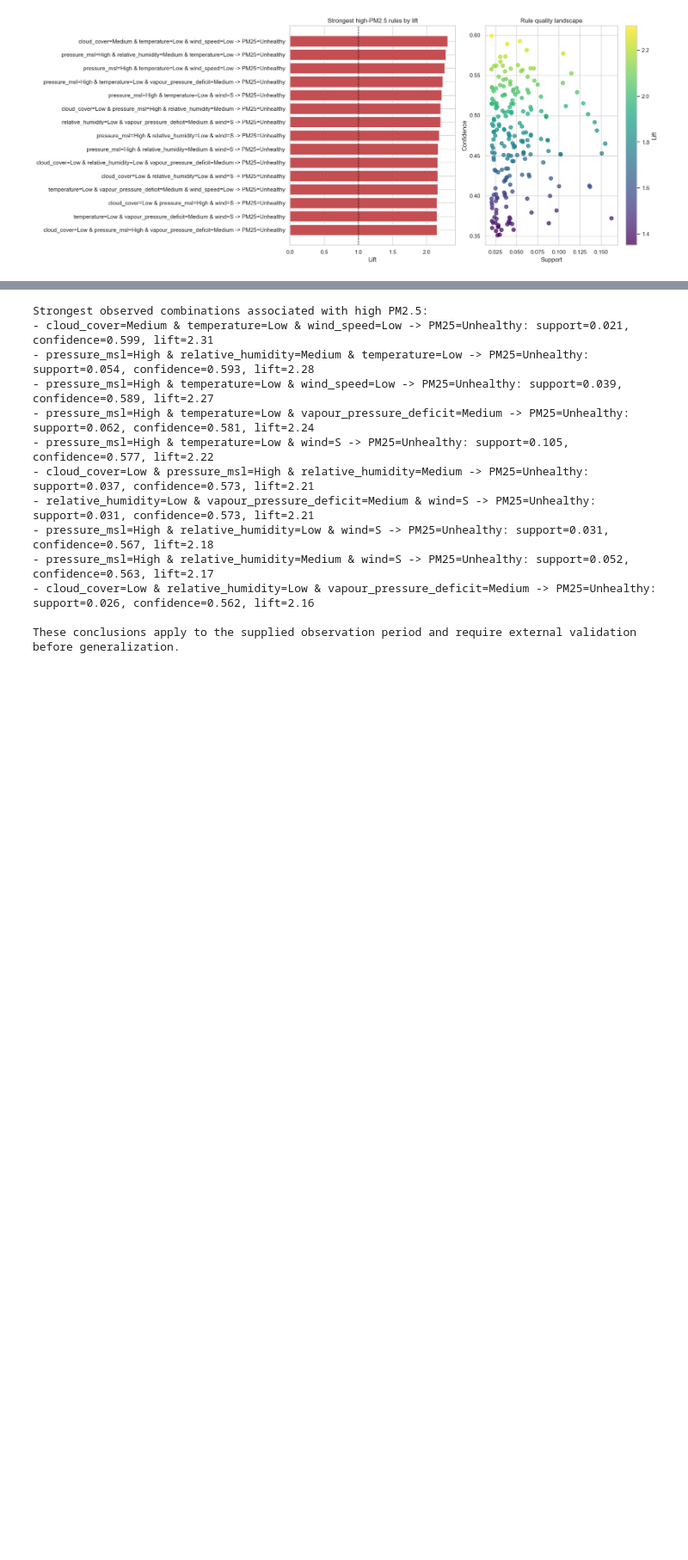
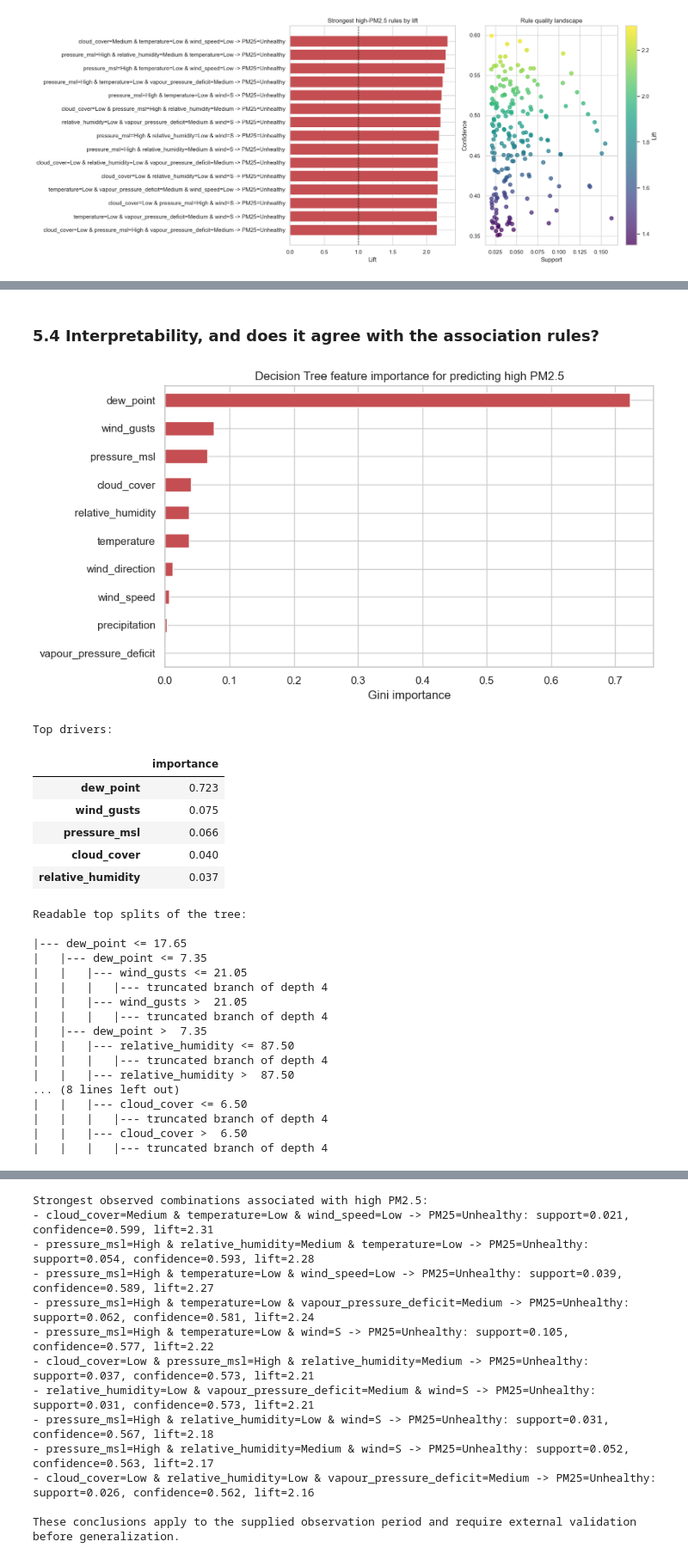
Before and after one commit to imccr/kathmandu-aqi-mining, a Jupyter notebook: notebooks/analysis.ipynb, the cells around one changed output, grey strips where cells are left out. Shown at 86% size. Cells and saved outputs as stored; diff of their text form; code cells hidden in the pictures; blank space fills up the shorter version.

```diff
--- a/notebooks/analysis.ipynb
+++ b/notebooks/analysis.ipynb
@@ -327,0 +400,41 @@ The next cell reports only combinations that pass the stated support, confidence
+# %% [markdown]
+### 5.4 Interpretability, and does it agree with the association rules?
+# %%
+tree = fitted_models['Decision Tree']
+importance = clf.tree_feature_importance(tree)
+
+fig, ax = plt.subplots(figsize=(9, 5))
+importance.sort_values().plot(kind='barh', color='#C44E52', ax=ax)
+ax.set(title='Decision Tree feature importance for predicting high PM2.5', xlabel='Gini importance')
+plt.tight_layout(); plt.show()
+
+print('Top drivers:')
+display(importance.head(5).round(3).to_frame('importance'))
+print('\nReadable top splits of the tree:\n')
+print(clf.tree_rules_text(tree, max_depth=2))
+# %% [output]
+[figure, added]
+Top drivers:
+|  | importance |
+| dew_point | 0.723 |
+| wind_gusts | 0.075 |
+| pressure_msl | 0.066 |
+| cloud_cover | 0.040 |
+| relative_humidity | 0.037 |
+Readable top splits of the tree:
+
+|--- dew_point <= 17.65
+|   |--- dew_point <= 7.35
+|   |   |--- wind_gusts <= 21.05
+|   |   |   |--- truncated branch of depth 4
+|   |   |--- wind_gusts >  21.05
+|   |   |   |--- truncated branch of depth 4
+|   |--- dew_point >  7.35
+|   |   |--- relative_humidity <= 87.50
+|   |   |   |--- truncated branch of depth 4
+|   |   |--- relative_humidity >  87.50
+... (8 lines left out)
+|   |   |--- cloud_cover <= 6.50
+|   |   |   |--- truncated branch of depth 4
+|   |   |--- cloud_cover >  6.50
+|   |   |   |--- truncated branch of depth 4
```
Also changed, not shown: parts of 30 cells of this notebook, 4 other files.
